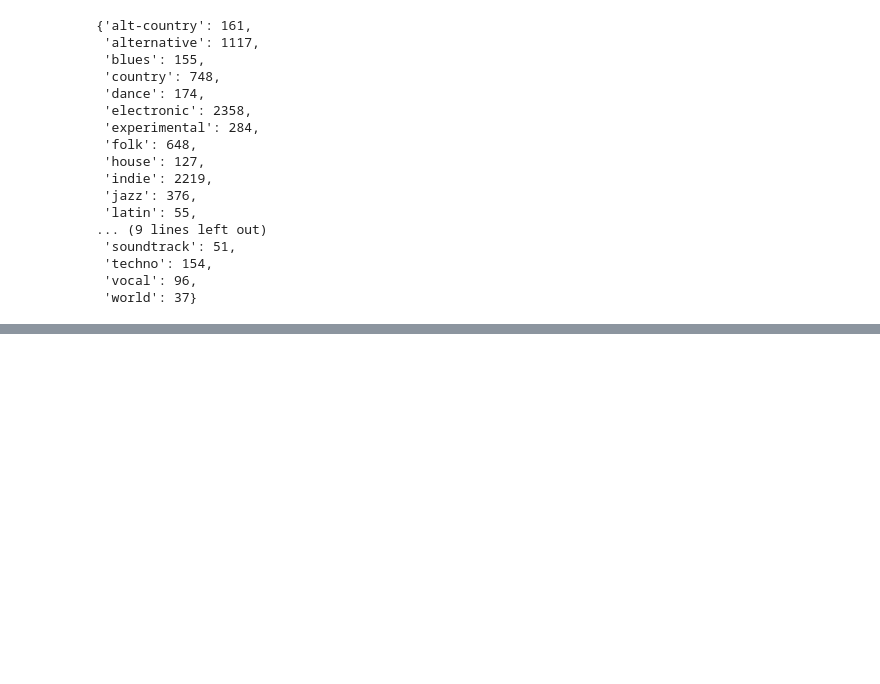
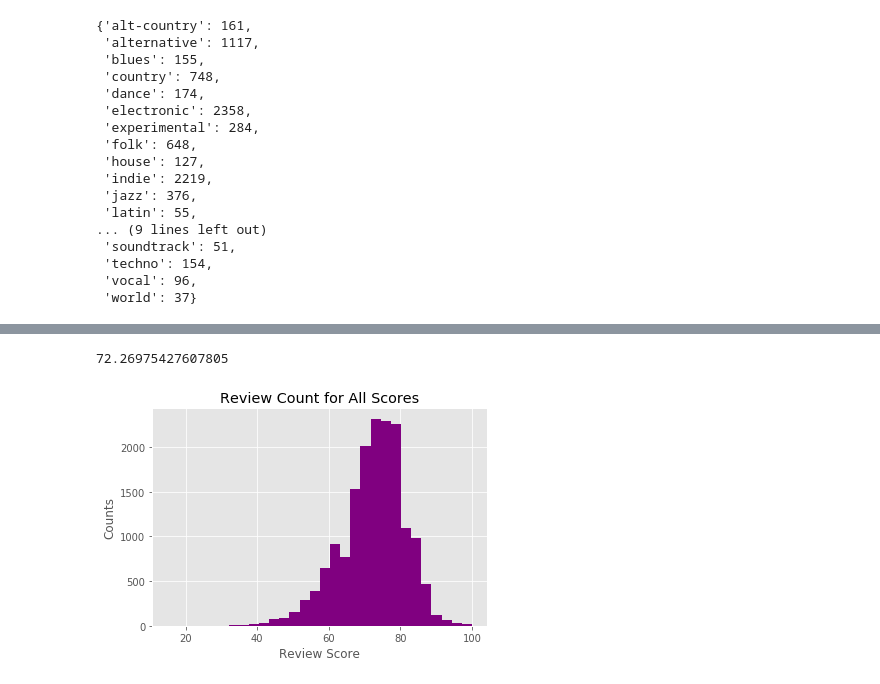
Before and after one commit to unclebrod/ReviewsByGenre, a Jupyter notebook: EDA.ipynb, the cells around one changed output, grey strips where cells are left out. Cells and saved outputs as stored; diff of their text form; code cells hidden in the pictures; blank space fills up the shorter version.

```diff
--- a/EDA.ipynb
+++ b/EDA.ipynb
@@ -216,0 +267,24 @@ The world genre has 37 recorded scores
+# %%
+# Create a function that plots the distribution of all Metacritic scores
+def plot_all_genres(score_list):
+    '''
+    Given a list of name-array tuples (created in df_to_scores), this
+    function plots the histogram of all reviews combined
+
+    Parameters:
+    score_list (list of tuples): list of name-series tuples
+    '''
+    all_scores = []
+    for name, arr in score_list:
+        all_scores.extend(arr.values)
+    fig, ax = plt.subplots()
+    ax.hist((all_scores), color='purple', bins = 30)
+    ax.set_title('Review Count for All Scores')
+    ax.set_xlabel('Review Score')
+    ax.set_ylabel('Counts')
+    print(np.mean(all_scores))
+# %%
+plot_all_genres(w)
+# %% [output]
+72.26975427607805
+[figure, added]
```
Also changed, not shown: parts of 5 cells of this notebook.
